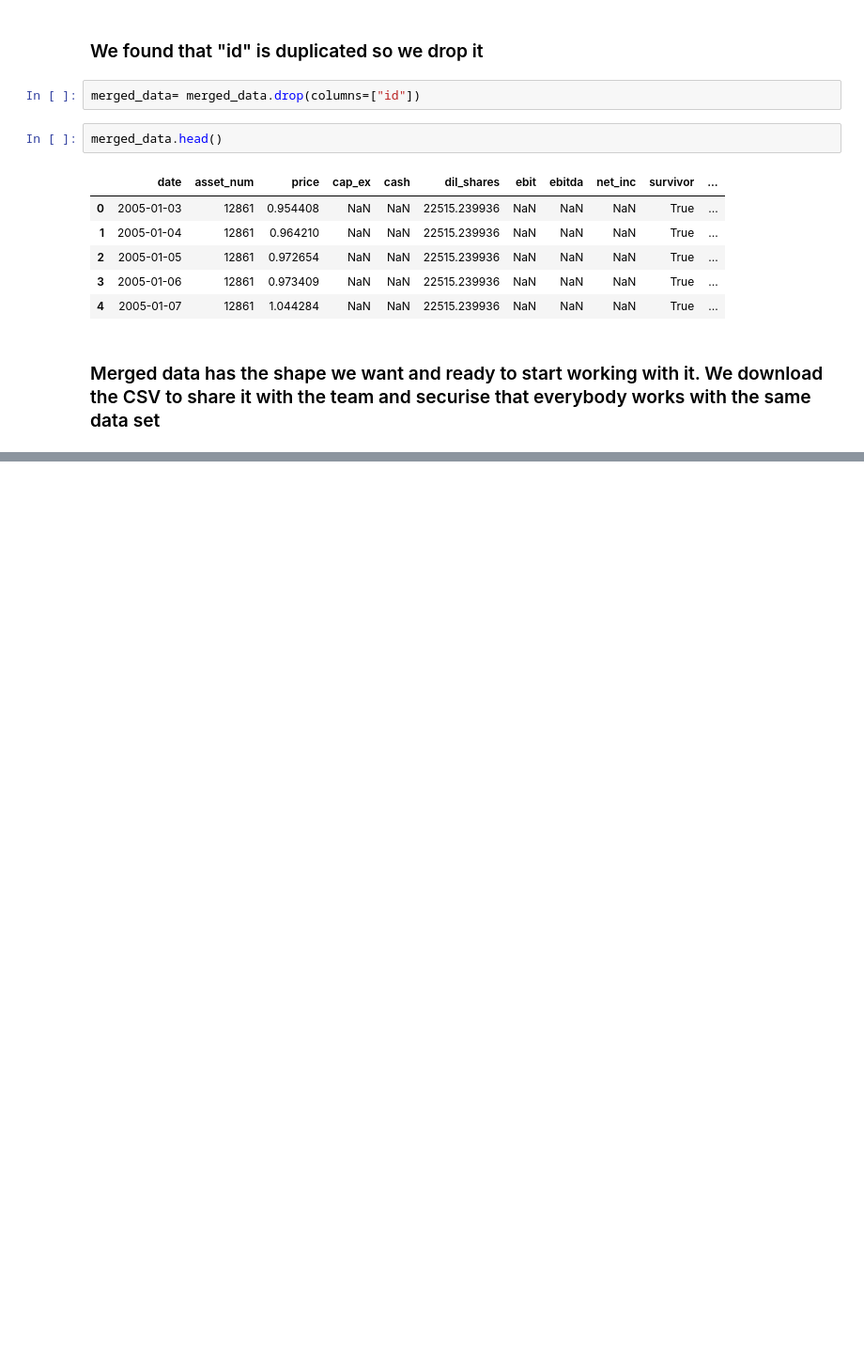
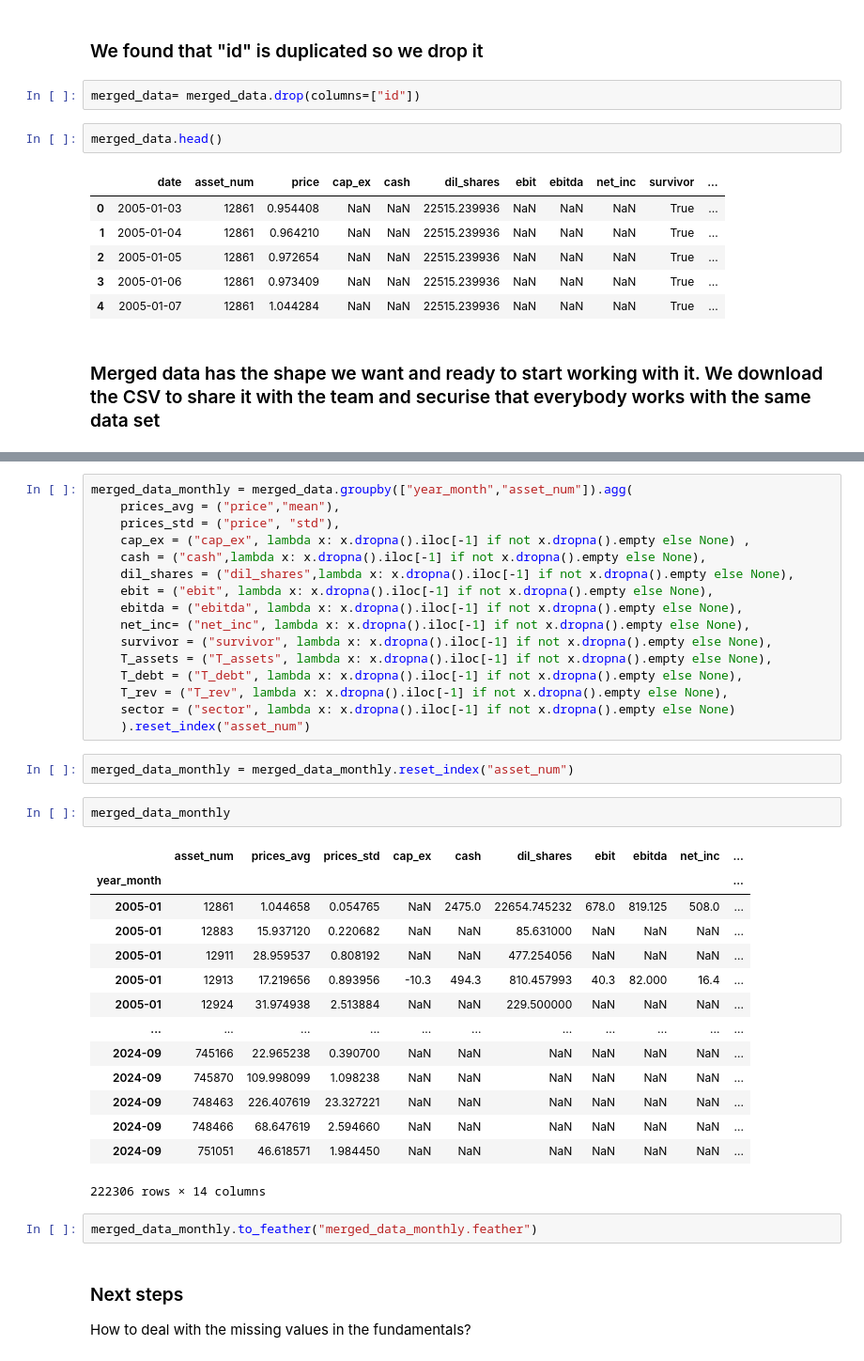
Before and after one commit to Zrive/zrive-ds-4q24-asset-ranking, a Jupyter notebook: src/module_1/merging_data.ipynb, the cells around one changed output, grey strips where cells are left out. Shown: that part at 94% size. Cells and saved outputs as stored; diff of their text form; blank space fills up the shorter version.

```diff
--- a/src/module_1/merging_data.ipynb
+++ b/src/module_1/merging_data.ipynb
@@ -174,0 +276,41 @@ merged_data
+# %%
+merged_data_monthly = merged_data.groupby(["year_month","asset_num"]).agg(
+    prices_avg = ("price","mean"),
+    prices_std = ("price", "std"),
+    cap_ex = ("cap_ex", lambda x: x.dropna().iloc[-1] if not x.dropna().empty else None) ,
+    cash = ("cash",lambda x: x.dropna().iloc[-1] if not x.dropna().empty else None),
+    dil_shares = ("dil_shares",lambda x: x.dropna().iloc[-1] if not x.dropna().empty else None),
+    ebit = ("ebit", lambda x: x.dropna().iloc[-1] if not x.dropna().empty else None),
+    ebitda = ("ebitda", lambda x: x.dropna().iloc[-1] if not x.dropna().empty else None),
+    net_inc= ("net_inc", lambda x: x.dropna().iloc[-1] if not x.dropna().empty else None),
+    survivor = ("survivor", lambda x: x.dropna().iloc[-1] if not x.dropna().empty else None),
+    T_assets = ("T_assets", lambda x: x.dropna().iloc[-1] if not x.dropna().empty else None),
+    T_debt = ("T_debt", lambda x: x.dropna().iloc[-1] if not x.dropna().empty else None),
+    T_rev = ("T_rev", lambda x: x.dropna().iloc[-1] if not x.dropna().empty else None),
+    sector = ("sector", lambda x: x.dropna().iloc[-1] if not x.dropna().empty else None)
+    ).reset_index("asset_num")
+# %%
+merged_data_monthly = merged_data_monthly.reset_index("asset_num")
+# %%
+merged_data_monthly
+# %% [output]
+|  | asset_num | prices_avg | prices_std | cap_ex | cash | dil_shares | ebit | ebitda | net_inc | ... |
+| year_month |  |  |  |  |  |  |  |  |  | ... |
+| 2005-01 | 12861 | 1.044658 | 0.054765 | NaN | 2475.0 | 22654.745232 | 678.0 | 819.125 | 508.0 | ... |
+| 2005-01 | 12883 | 15.937120 | 0.220682 | NaN | NaN | 85.631000 | NaN | NaN | NaN | ... |
+| 2005-01 | 12911 | 28.959537 | 0.808192 | NaN | NaN | 477.254056 | NaN | NaN | NaN | ... |
+| 2005-01 | 12913 | 17.219656 | 0.893956 | -10.3 | 494.3 | 810.457993 | 40.3 | 82.000 | 16.4 | ... |
+| 2005-01 | 12924 | 31.974938 | 2.513884 | NaN | NaN | 229.500000 | NaN | NaN | NaN | ... |
+| ... | ... | ... | ... | ... | ... | ... | ... | ... | ... | ... |
+| 2024-09 | 745166 | 22.965238 | 0.390700 | NaN | NaN | NaN | NaN | NaN | NaN | ... |
+| 2024-09 | 745870 | 109.998099 | 1.098238 | NaN | NaN | NaN | NaN | NaN | NaN | ... |
+| 2024-09 | 748463 | 226.407619 | 23.327221 | NaN | NaN | NaN | NaN | NaN | NaN | ... |
+| 2024-09 | 748466 | 68.647619 | 2.594660 | NaN | NaN | NaN | NaN | NaN | NaN | ... |
+| 2024-09 | 751051 | 46.618571 | 1.984450 | NaN | NaN | NaN | NaN | NaN | NaN | ... |
+222306 rows × 14 columns
+# %%
+merged_data_monthly.to_feather("merged_data_monthly.feather")
+# %% [markdown]
+### Next steps
+
+How to deal with the missing values in the fundamentals?
```
Also changed, not shown: parts of 10 cells of this notebook, 1 other file.
